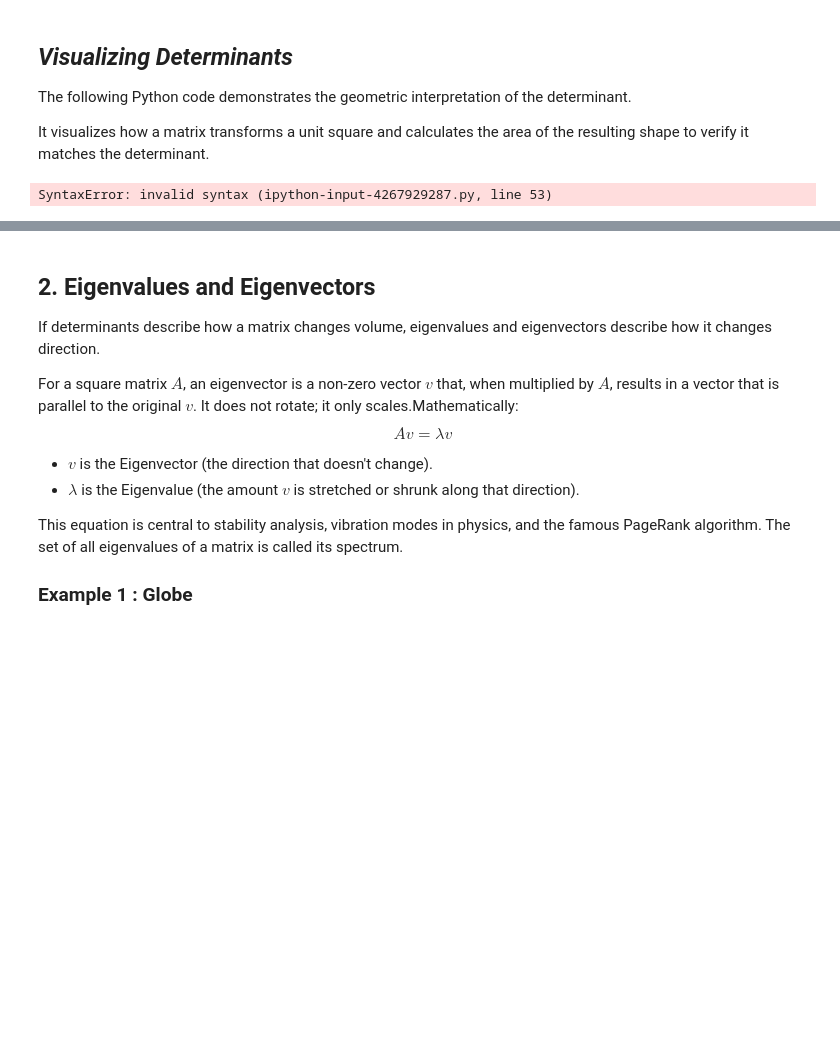
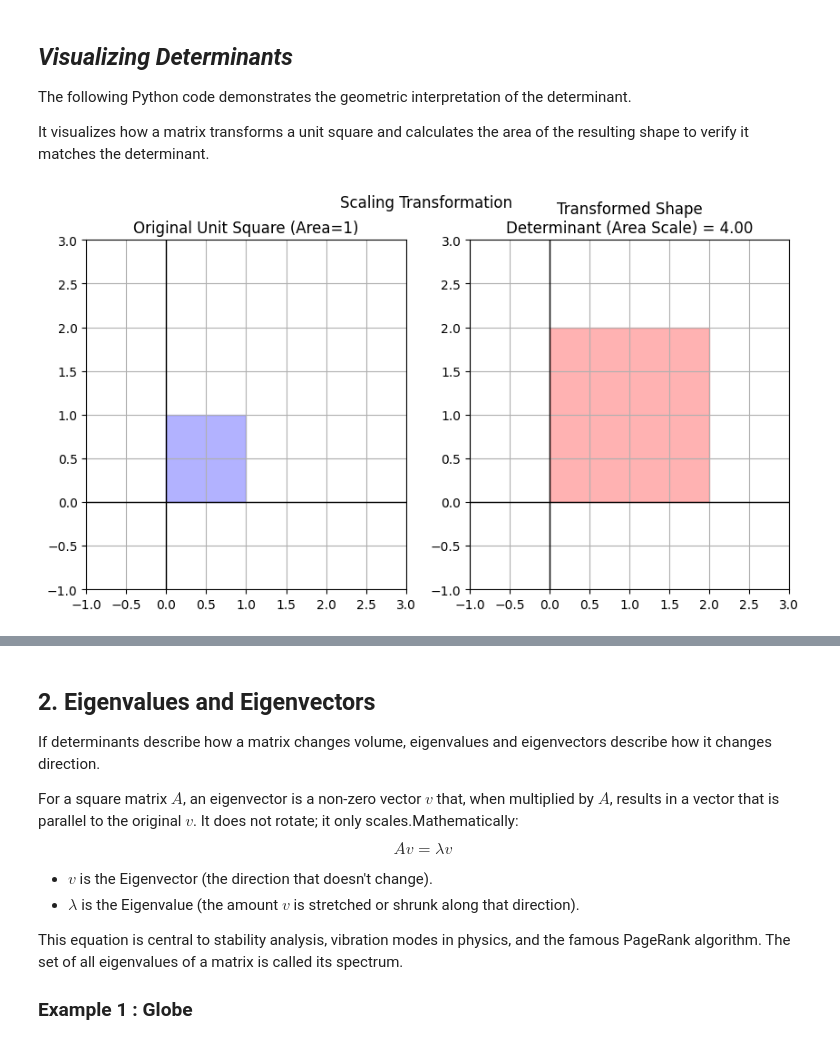
Before and after one commit to mavito/ML_Concepts, a Jupyter notebook: ML_MatrixDecompositions.ipynb, the cells around one changed output, grey strips where cells are left out. Cells and saved outputs as stored; diff of their text form; code cells hidden in the pictures; blank space fills up the shorter version.

```diff
--- a/ML_MatrixDecompositions.ipynb
+++ b/ML_MatrixDecompositions.ipynb
@@ -56,64 +56,45 @@ It visualizes how a matrix transforms a unit square and calculates the area of t
 # %%
 import numpy as np
 import matplotlib.pyplot as plt
 from matplotlib.patches import Polygon
-
 def plot_transformation(matrix, title="Transformation"):
     """
     Visualizes the transformation of a unit square by a 2x2 matrix.
     """
     # Define the unit square corners
     # (0,0), (1,0), (1,1), (0,1)
-    square = np.array([, , , ])
-
+    square = np.array([[0, 0], [1, 0], [1, 1], [0, 1]])
     # Apply the linear transformation (Matrix multiplication)
     # New_point = A * Old_point
     # We use transpose to align dimensions for matrix multiplication
     transformed_square = np.dot(square, matrix.T)
-
     # Calculate Determinant
     det = np.linalg.det(matrix)
-
     # Plotting
     fig, ax = plt.subplots(1, 2, figsize=(10, 5))
-
     # Original Square
-    ax.add_patch(Polygon(square, color='blue', alpha=0.3, label='Original'))
-    ax.set_title("Original Unit Square (Area=1)")
-    ax.set_xlim(-1, 3)
-    ax.set_ylim(-1, 3)
-    ax.grid(True)
-    ax.axhline(0, color='black', linewidth=1)
-    ax.axvline(0, color='black', linewidth=1)
-
+    ax[0].add_patch(Polygon(square, color='blue', alpha=0.3, label='Original'))
+    ax[0].set_title("Original Unit Square (Area=1)")
+    ax[0].set_xlim(-1, 3)
+    ax[0].set_ylim(-1, 3)
+    ax[0].grid(True)
+    ax[0].axhline(0, color='black', linewidth=1)
+    ax[0].axvline(0, color='black', linewidth=1)
     # Transformed Shape
-    ax.add_patch(Polygon(transformed_square, color='red', alpha=0.3, label='Transformed'))
-    ax.set_title(f"Transformed Shape\nDeterminant (Area Scale) = {det:.2f}")
-    ax.set_xlim(-1, 3)
-    ax.set_ylim(-1, 3)
-    ax.grid(True)
-    ax.axhline(0, color='black', linewidth=1)
-    ax.axvline(0, color='black', linewidth=1)
-
+    ax[1].add_patch(Polygon(transformed_square, color='red', alpha=0.3, label='Transformed'))
+    ax[1].set_title(f"Transformed Shape\nDeterminant (Area Scale) = {det:.2f}")
+    ax[1].set_xlim(-1, 3)
+    ax[1].set_ylim(-1, 3)
+    ax[1].grid(True)
+    ax[1].axhline(0, color='black', linewidth=1)
+    ax[1].axvline(0, color='black', linewidth=1)
     plt.suptitle(title)
     plt.show()
 
 # Example 1: Scaling Matrix (Determinant = 4)
 # Scales x by 2 and y by 2. Total area scaling = 2*2 = 4
-A_scale = np.array([,
-                    ])
+A_scale = np.array([[2, 0],
+                    [0, 2]])
 plot_transformation(A_scale, "Scaling Transformation")
-
-# Example 2: Shear Matrix (Determinant = 1)
-# Pushes the top of the square to the right, but height stays same. Area unchanged.
-A_shear = np.array([,
-                    ])
-plot_transformation(A_shear, "Shear Transformation")
-
-# Example 3: Singular Matrix (Determinant = 0)
-# Collapses 2D space onto a 1D line (x-axis)
-A_singular = np.array([,
-                       ])
-plot_transformation(A_singular, "Singular (Collapsing) Transformation")
 # %% [output]
-SyntaxError: invalid syntax (ipython-input-4267929287.py, line 53)
+[figure, added]
```
Also changed, not shown: parts of 8 cells of this notebook.
